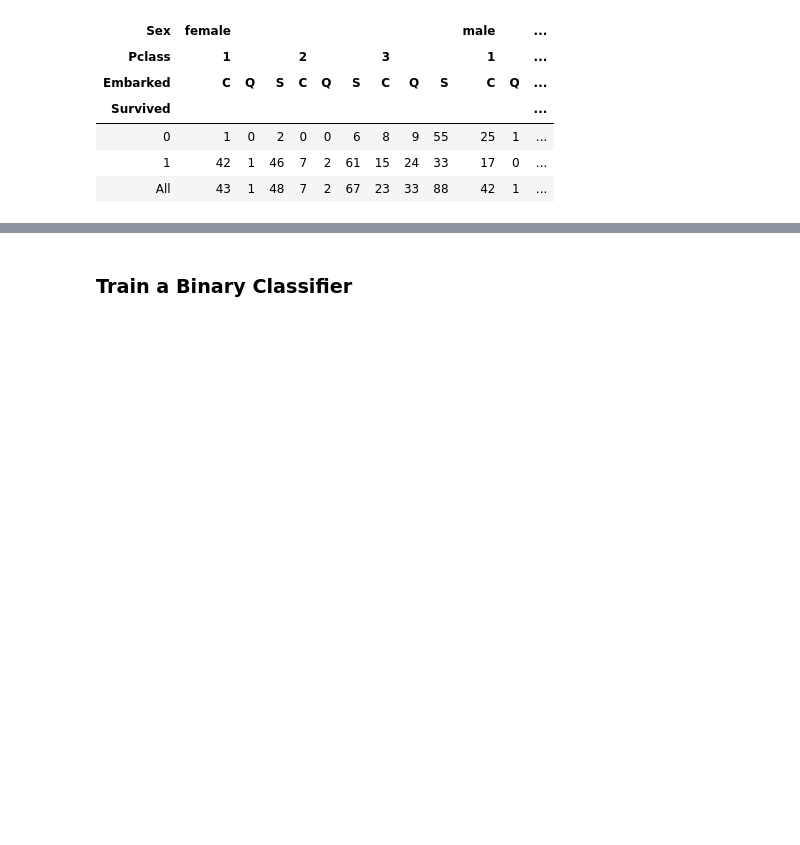
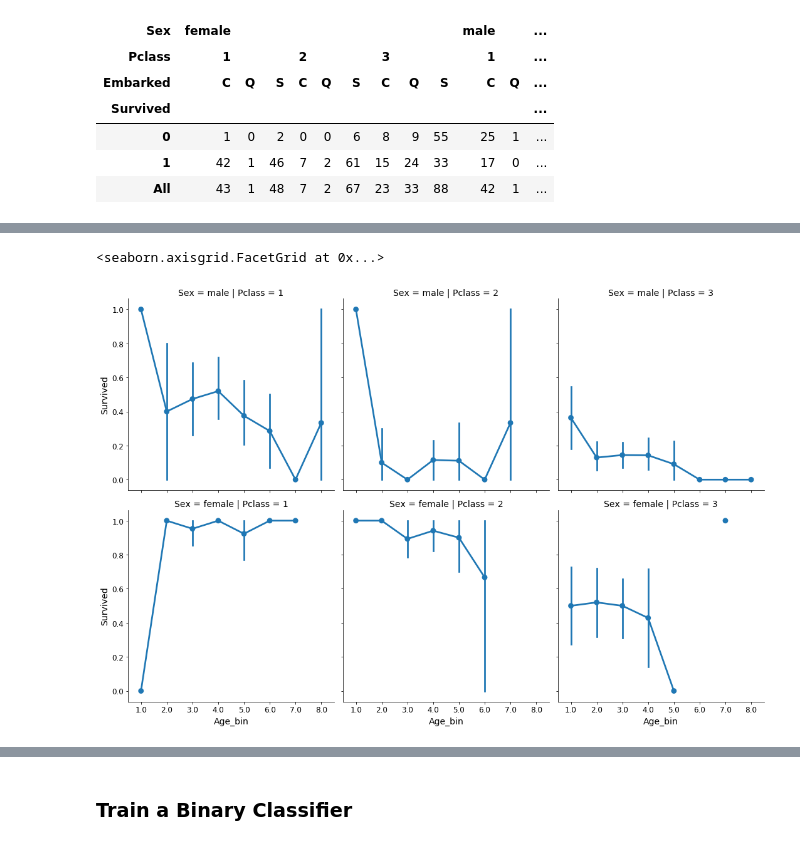
Before and after one commit to SantiB17/Titanic-Comp, a Jupyter notebook: Titanic_notebook.ipynb, the cells around one changed output, grey strips where cells are left out. Cells and saved outputs as stored; diff of their text form; code cells hidden in the pictures; blank space fills up the shorter version.

```diff
--- a/Titanic_notebook.ipynb
+++ b/Titanic_notebook.ipynb
@@ -249,0 +265,5 @@ pd.crosstab([df_train.Survived], [df_train.Sex, df_train.Pclass, df_train.Embark
+# %%
+sns.catplot('Age_bin', 'Survived', col='Pclass', row='Sex', kind='point', data=df_train)
+# %% [output]
+<seaborn.axisgrid.FacetGrid at 0x...>
+[figure, added]
```
Also changed, not shown: parts of 18 cells of this notebook.
